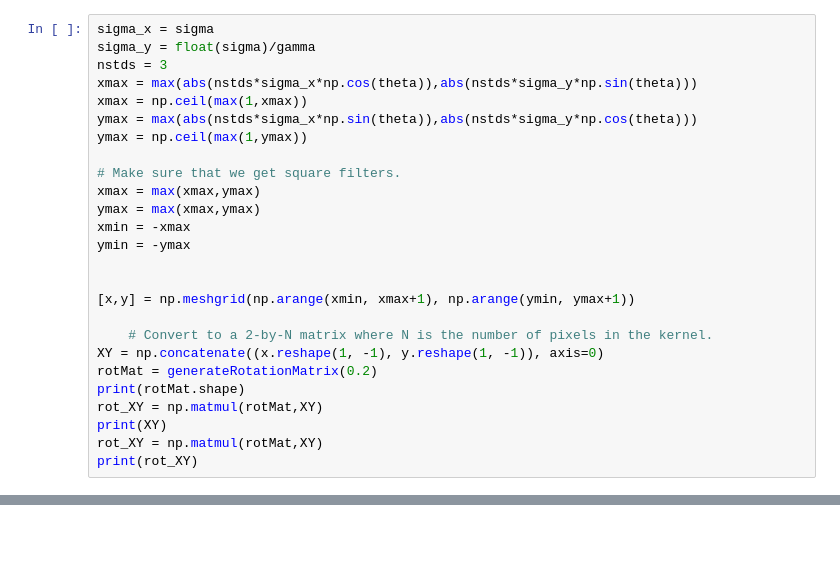
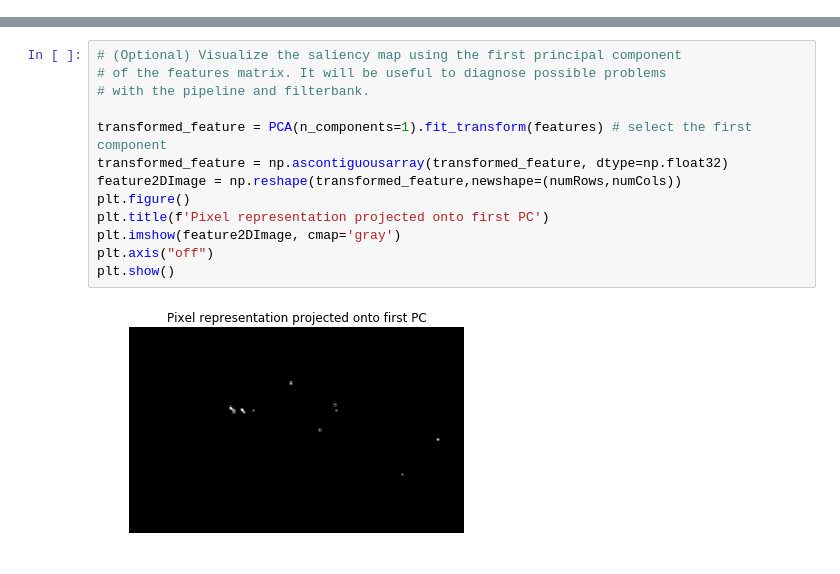
Before and after one commit to ligia26/cv_lab2, a Jupyter notebook: code/Gabor Segmentation/Untitled.ipynb, the cells around one changed output, grey strips where cells are left out. Cells and saved outputs as stored; diff of their text form; blank space fills up the shorter version.

```diff
--- a/code/Gabor Segmentation/Untitled.ipynb
+++ b/code/Gabor Segmentation/Untitled.ipynb
@@ -285,26 +265,0 @@ array([[ 0.98006658,  0.19866933],
-# %%
-sigma_x = sigma
-sigma_y = float(sigma)/gamma
-nstds = 3
-xmax = max(abs(nstds*sigma_x*np.cos(theta)),abs(nstds*sigma_y*np.sin(theta)))
-xmax = np.ceil(max(1,xmax))
-ymax = max(abs(nstds*sigma_x*np.sin(theta)),abs(nstds*sigma_y*np.cos(theta)))
-ymax = np.ceil(max(1,ymax))
-
-# Make sure that we get square filters.
-xmax = max(xmax,ymax)
-ymax = max(xmax,ymax)
-xmin = -xmax
-ymin = -ymax
-
-
-[x,y] = np.meshgrid(np.arange(xmin, xmax+1), np.arange(ymin, ymax+1))
-
-    # Convert to a 2-by-N matrix where N is the number of pixels in the kernel.
-XY = np.concatenate((x.reshape(1, -1), y.reshape(1, -1)), axis=0)
-rotMat = generateRotationMatrix(0.2)
-print(rotMat.shape)
-rot_XY = np.matmul(rotMat,XY)
-print(XY)
-rot_XY = np.matmul(rotMat,XY)
-print(rot_XY)
@@ -485,0 +446,15 @@ features = None  # \\ TODO: i)  Implement standardization on matrix called featu
+# %%
+# (Optional) Visualize the saliency map using the first principal component
+# of the features matrix. It will be useful to diagnose possible problems
+# with the pipeline and filterbank.
+
+transformed_feature = PCA(n_components=1).fit_transform(features) # select the first component
+transformed_feature = np.ascontiguousarray(transformed_feature, dtype=np.float32)
+feature2DImage = np.reshape(transformed_feature,newshape=(numRows,numCols))
+plt.figure()
+plt.title(f'Pixel representation projected onto first PC')
+plt.imshow(feature2DImage, cmap='gray')
+plt.axis("off")
+plt.show()
+# %% [output]
+[figure, added]
```
Also changed, not shown: parts of 13 cells of this notebook, 1 other file.
